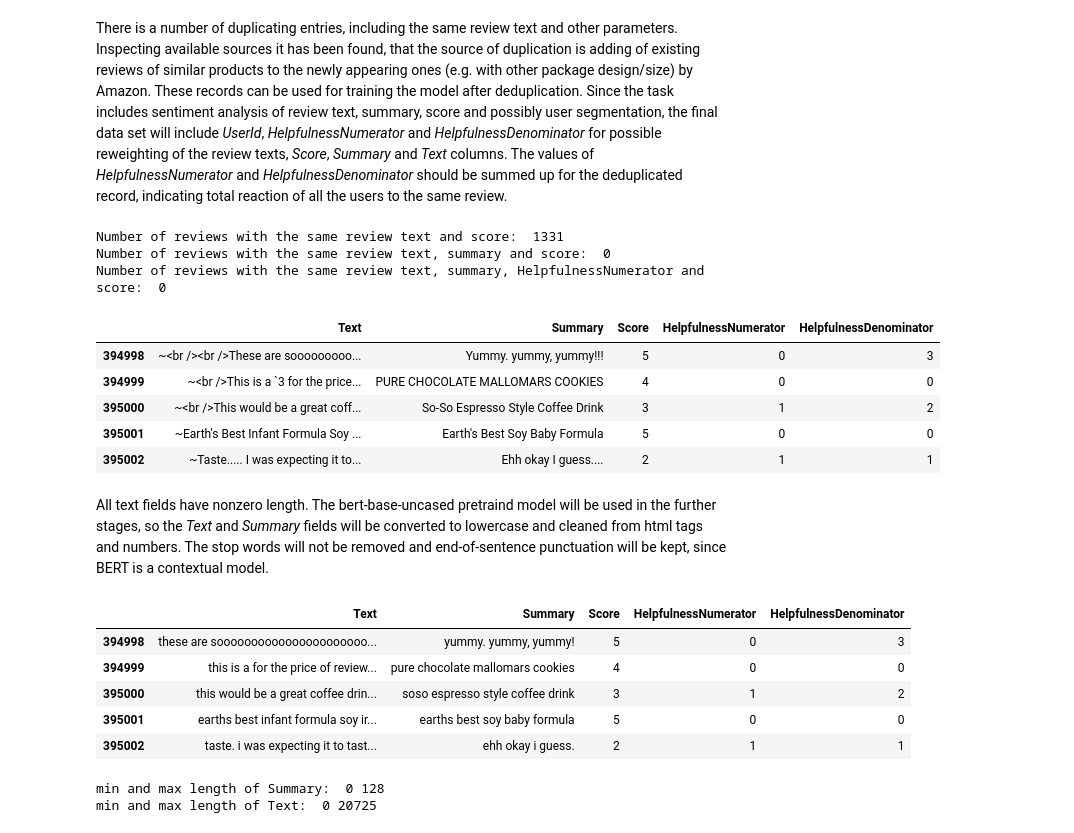
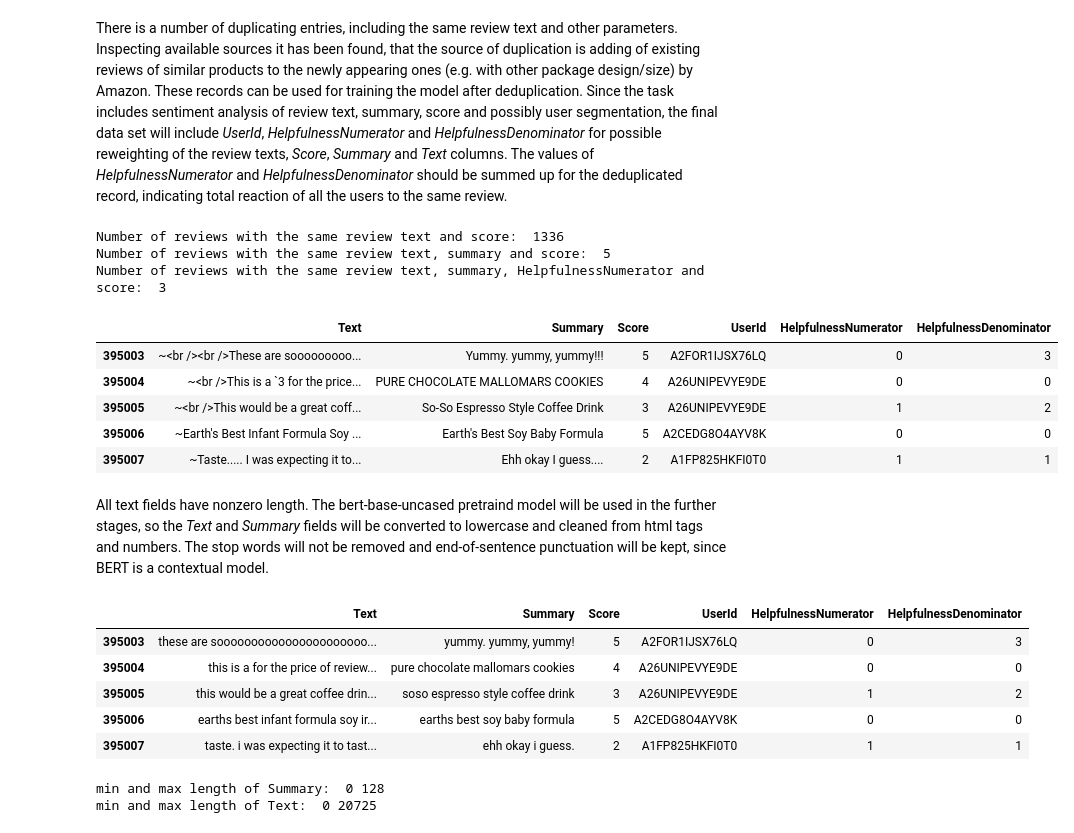
Before and after one commit to EvgenyGorelov/Food_Reviews, a Jupyter notebook: Exploration.ipynb, the cells around one changed output. Cells and saved outputs as stored; diff of their text form; code cells hidden in the pictures.

Commit message:
UserId added to clean dataset

```diff
--- a/Exploration.ipynb
+++ b/Exploration.ipynb
@@ -252,29 +256,26 @@ Inspecting available sources it has been found, that the source of duplication i
 # %%
-sum_user_reaction = {
-    c: "first" if c == "UserId"
-    else "sum" for c in ["HelpfulnessNumerator", "HelpfulnessDenominator"]}
 df_dedup = df_clean.groupby(
-    ["Text", "Summary", "Score"]).agg(sum_user_reaction).reset_index()
+    ["Text", "Summary", "Score", "UserId"]).agg(sum_user_reaction).reset_index()
 print("Number of reviews with the same review text and score: ",
       df_dedup.duplicated(subset=["Score", "Text"]).sum())
 print("Number of reviews with the same review text, summary and score: ",
       df_dedup.duplicated(subset=["Score", "Text", "Summary"]).sum())
 print(
     "Number of reviews with the same review text, summary, "
     "HelpfulnessNumerator and score: ",
     df_dedup.duplicated(
         subset=["Score", "Text", "Summary", "HelpfulnessNumerator"]).sum())
 df_dedup.tail()
 # %% [output]
-Number of reviews with the same review text and score:  1331
-Number of reviews with the same review text, summary and score:  0
-Number of reviews with the same review text, summary, HelpfulnessNumerator and score:  0
+Number of reviews with the same review text and score:  1336
+Number of reviews with the same review text, summary and score:  5
+Number of reviews with the same review text, summary, HelpfulnessNumerator and score:  3
-|  | Text | Summary | Score | HelpfulnessNumerator | HelpfulnessDenominator |
-| 394998 | ~<br /><br />These are sooooooooo... | Yummy. yummy, yummy!!! | 5 | 0 | 3 |
-| 394999 | ~<br />This is a `3 for the price... | PURE CHOCOLATE MALLOMARS COOKIES | 4 | 0 | 0 |
-| 395000 | ~<br />This would be a great coff... | So-So Espresso Style Coffee Drink | 3 | 1 | 2 |
-| 395001 | ~Earth's Best Infant Formula Soy ... | Earth's Best Soy Baby Formula | 5 | 0 | 0 |
-| 395002 | ~Taste..... I was expecting it to... | Ehh okay I guess.... | 2 | 1 | 1 |
+|  | Text | Summary | Score | UserId | HelpfulnessNumerator | HelpfulnessDenominator |
+| 395003 | ~<br /><br />These are sooooooooo... | Yummy. yummy, yummy!!! | 5 | A2FOR1IJSX76LQ | 0 | 3 |
+| 395004 | ~<br />This is a `3 for the price... | PURE CHOCOLATE MALLOMARS COOKIES | 4 | A26UNIPEVYE9DE | 0 | 0 |
+| 395005 | ~<br />This would be a great coff... | So-So Espresso Style Coffee Drink | 3 | A26UNIPEVYE9DE | 1 | 2 |
+| 395006 | ~Earth's Best Infant Formula Soy ... | Earth's Best Soy Baby Formula | 5 | A2CEDG8O4AYV8K | 0 | 0 |
+| 395007 | ~Taste..... I was expecting it to... | Ehh okay I guess.... | 2 | A1FP825HKFI0T0 | 1 | 1 |
 # %% [markdown]
 All text fields have nonzero length.
 The bert-base-uncased pretraind model will be used in the further stages,
@@ -328,12 +329,12 @@ df_dedup_lo_nt["Summary"] = df_dedup_lo_nt["Summary"].apply(
     lambda x: clean_string(x))
 df_dedup_lo_nt.tail()
 # %% [output]
-|  | Text | Summary | Score | HelpfulnessNumerator | HelpfulnessDenominator |
-| 394998 | these are soooooooooooooooooooooo... | yummy. yummy, yummy! | 5 | 0 | 3 |
-| 394999 | this is a for the price of review... | pure chocolate mallomars cookies | 4 | 0 | 0 |
-| 395000 | this would be a great coffee drin... | soso espresso style coffee drink | 3 | 1 | 2 |
-| 395001 | earths best infant formula soy ir... | earths best soy baby formula | 5 | 0 | 0 |
-| 395002 | taste. i was expecting it to tast... | ehh okay i guess. | 2 | 1 | 1 |
+|  | Text | Summary | Score | UserId | HelpfulnessNumerator | HelpfulnessDenominator |
+| 395003 | these are soooooooooooooooooooooo... | yummy. yummy, yummy! | 5 | A2FOR1IJSX76LQ | 0 | 3 |
+| 395004 | this is a for the price of review... | pure chocolate mallomars cookies | 4 | A26UNIPEVYE9DE | 0 | 0 |
+| 395005 | this would be a great coffee drin... | soso espresso style coffee drink | 3 | A26UNIPEVYE9DE | 1 | 2 |
+| 395006 | earths best infant formula soy ir... | earths best soy baby formula | 5 | A2CEDG8O4AYV8K | 0 | 0 |
+| 395007 | taste. i was expecting it to tast... | ehh okay i guess. | 2 | A1FP825HKFI0T0 | 1 | 1 |
 # %%
 print("min and max length of Summary: ",
       df_dedup_lo_nt["Summary"].str.len().min(),
```
Also changed, not shown: parts of 3 cells of this notebook.
